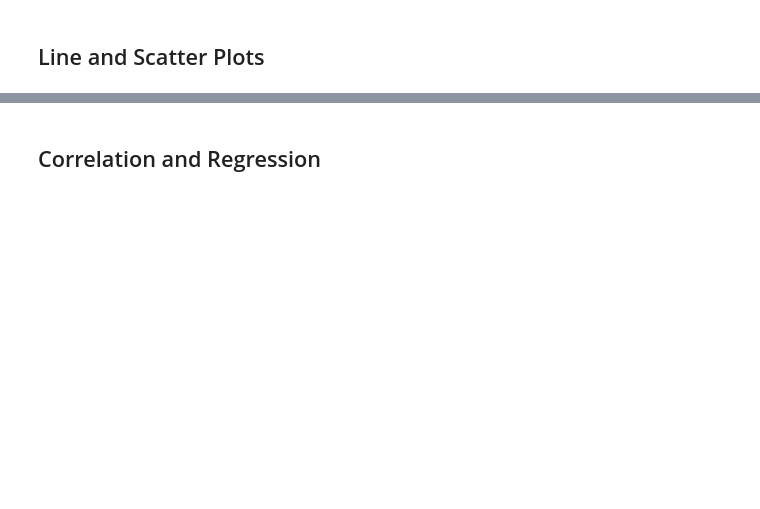
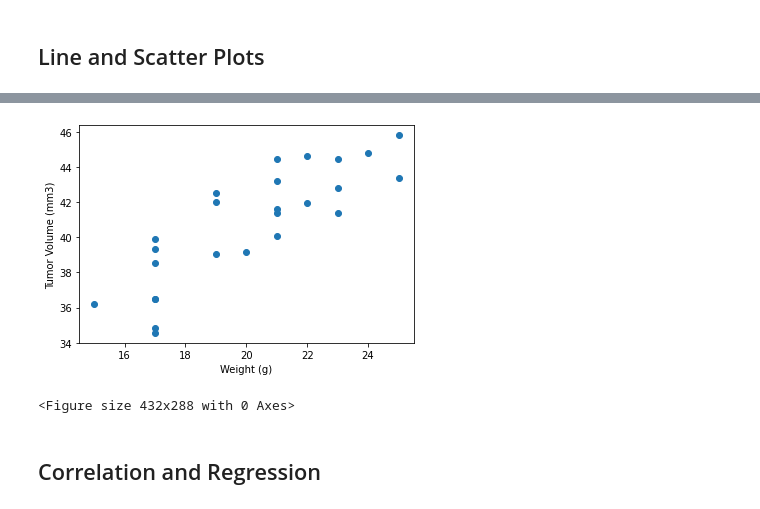
Before and after one commit to jdstrode/Matplotlib-Challenge, a Jupyter notebook: Pymaceuticals/pymaceuticals.ipynb, the cells around one changed output, grey strips where cells are left out. Saved outputs shown, nothing was run; the diff lists cells and outputs as text; code cells hidden in the pictures; blank space fills up the shorter version.

```diff
--- a/Pymaceuticals/pymaceuticals.ipynb
+++ b/Pymaceuticals/pymaceuticals.ipynb
@@ -373,3 +435,0 @@ sortbymouse
-# %%
-sortbymouse = clean_df.set_index('Mouse ID')
-sortbymouse
@@ -398,3 +452,18 @@ plt.show()
+# %%
+cap = clean_df.loc[clean_df['Drug Regimen'] == 'Capomulin']
+groupbymouse = cap.groupby(['Mouse ID']).mean()
+# %%
+plt.scatter(groupbymouse['Weight (g)'], groupbymouse['Tumor Volume (mm3)'])
+plt.xlabel("Weight (g)")
+plt.ylabel("Tumor Volume (mm3)")
+plt.show()
+
+# Show the chart
+plt.tight_layout()
+plt.show()
+# %% [output]
+[figure, added]
+<Figure size 432x288 with 0 Axes>
 # %% [markdown]
 ## Correlation and Regression
 # %%
```
Also changed, not shown: parts of 19 cells of this notebook.
